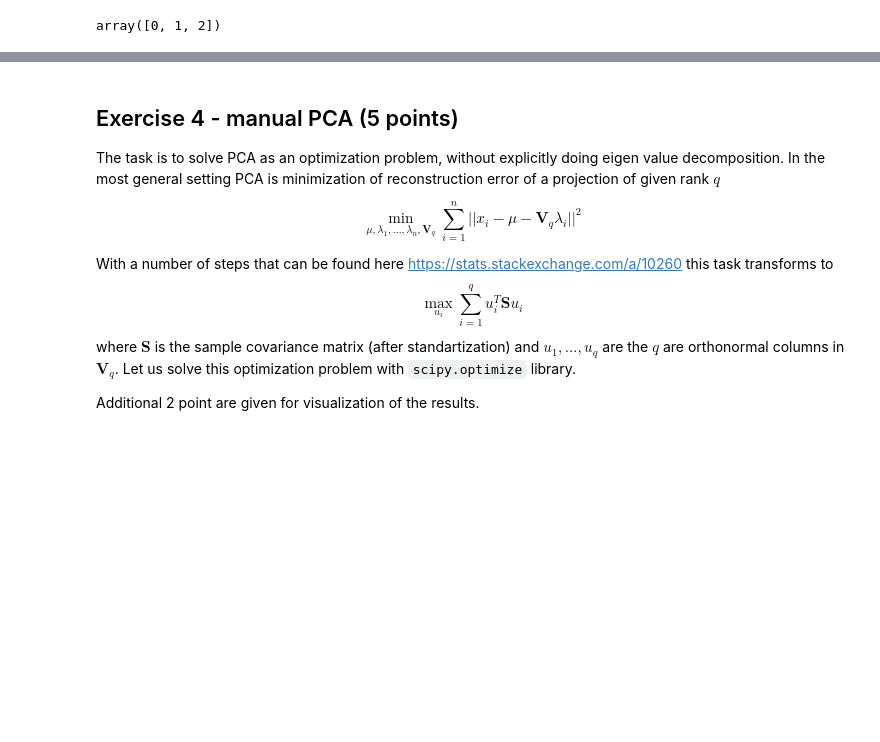
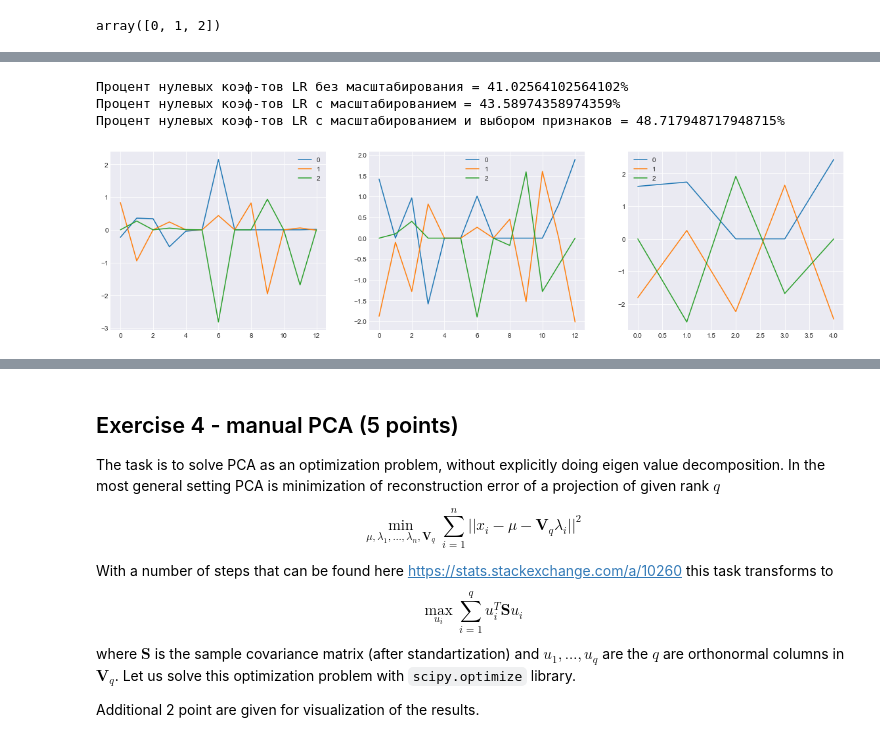
Before and after one commit to zappaz00/6_feature_engineering_selection, a Jupyter notebook: homework.ipynb, the cells around one changed output, grey strips where cells are left out. Saved outputs shown, nothing was run; the diff lists cells and outputs as text; code cells hidden in the pictures; blank space fills up the shorter version.

```diff
--- a/homework.ipynb
+++ b/homework.ipynb
@@ -323,0 +354,18 @@ Scaled Valid accuracy = 0.9814814814814815
+# %%
+print(f"Процент нулевых коэф-тов LR без масштабирования = {np.sum(pipeline_unscaled.get_params()['logisticregression'].coef_ == 0) / 3 / wine_train.shape[1] * 100}%")
+print(f"Процент нулевых коэф-тов LR с масштабированием = {np.sum(pipeline_std_scaled.get_params()['logisticregression'].coef_ == 0) / 3 / wine_train.shape[1] * 100}%")
+print(f"Процент нулевых коэф-тов LR с масштабированием и выбором признаков = {(5*3 + np.sum(pipeline_feat_selected.get_params()['logisticregression'].coef_ == 0)) / 3 / wine_train.shape[1] * 100}%")
+# %% [output]
+Процент нулевых коэф-тов LR без масштабирования = 41.02564102564102%
+Процент нулевых коэф-тов LR с масштабированием = 43.58974358974359%
+Процент нулевых коэф-тов LR с масштабированием и выбором признаков = 48.717948717948715%
+# %%
+fig, axs = plt.subplots(1, 3, figsize=(20, 5))
+axs[0].plot(pipeline_unscaled.get_params()['logisticregression'].coef_.T);
+axs[0].legend([0, 1, 2]);
+axs[1].plot(pipeline_std_scaled.get_params()['logisticregression'].coef_.T);
+axs[1].legend([0, 1, 2]);
+axs[2].plot(pipeline_feat_selected.get_params()['logisticregression'].coef_.T);
+axs[2].legend([0, 1, 2]);
+# %% [output]
+[figure, added]
```
Also changed, not shown: parts of 14 cells of this notebook.
